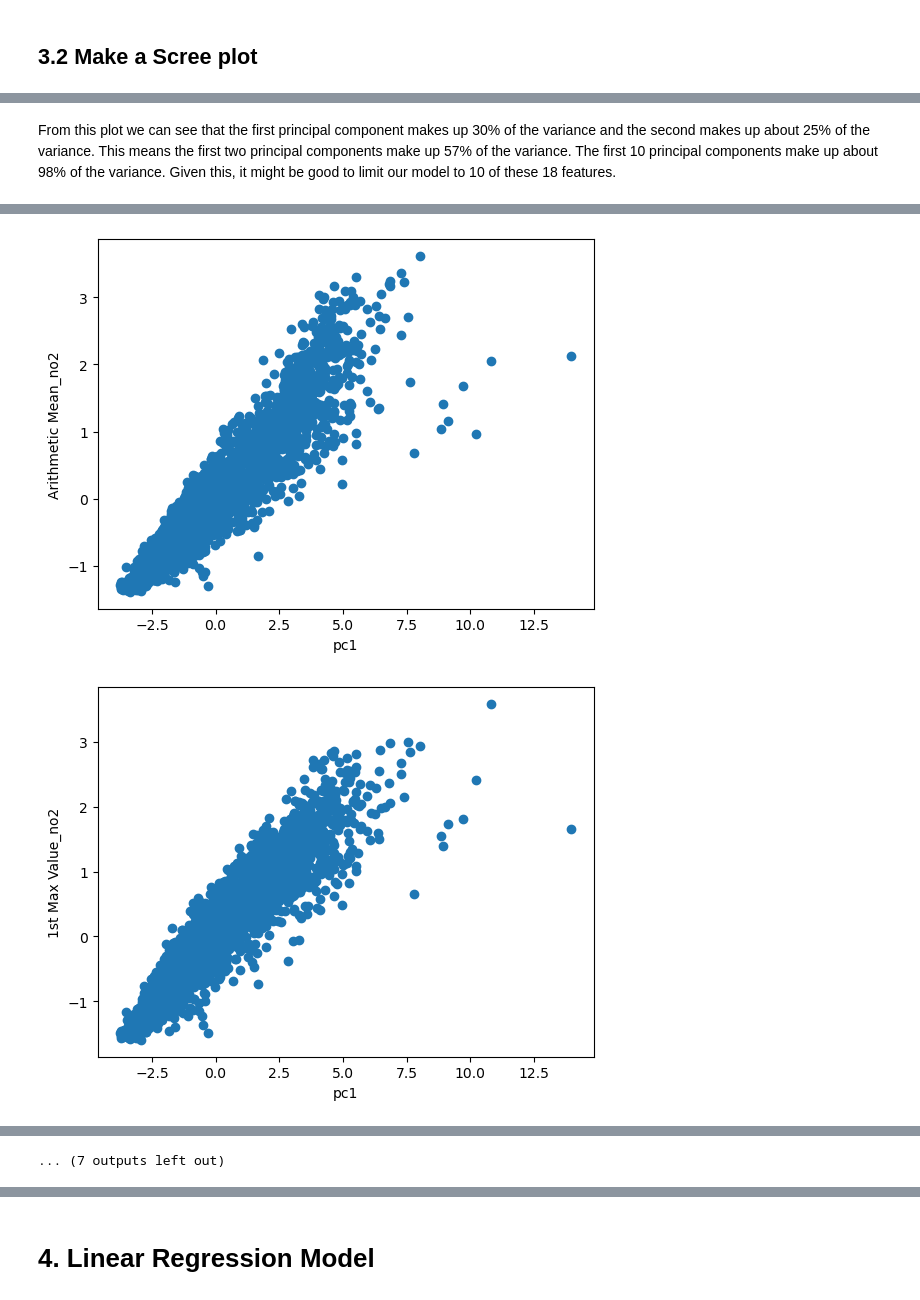
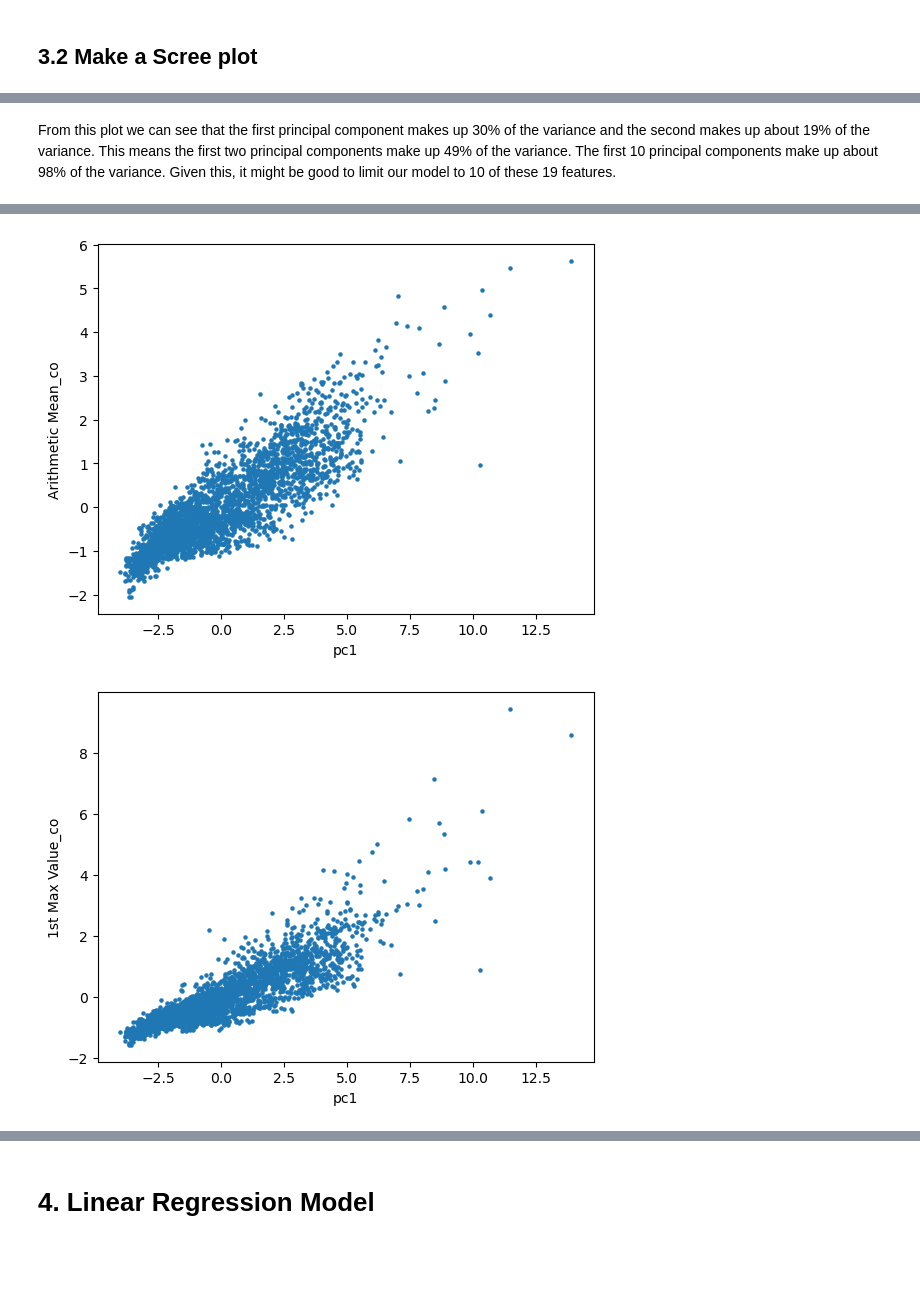
Before and after one commit to zimine/Data200-project, a Jupyter notebook: Final_writeup.ipynb, the cells around one changed output, grey strips where cells are left out. Drawn from its saved outputs; the diff is of its cells as text; code cells hidden in the pictures; blank space fills up the shorter version.

```diff
--- a/Final_writeup.ipynb
+++ b/Final_writeup.ipynb
@@ -595,7 +558,7 @@ NameError: name 'full_data2' is not defined
 from sklearn.model_selection import train_test_split
 import plotly
 # %%
-ca_whole = pd.read_csv('ca_whole.csv')
+ca_whole = pd.read_csv('ca_whole.csv',index_col=0)
 # %%
 # Drop Outlier
 max_aqi = np.mean(ca_whole['AQI'])+2*np.std(ca_whole['AQI'])
@@ -653,5 +615,5 @@ first_ten_pcs_var = sum(variances[:10])
 # %% [markdown]
-From this plot we can see that the first principal component makes up 30% of the variance and the second makes up about 25% of the variance. This means the first two principal components make up 57% of the variance. The first 10 principal components make up about 98% of the variance. Given this, it might be good to limit our model to 10 of these 18 features.
+From this plot we can see that the first principal component makes up 30% of the variance and the second makes up about 19% of the variance. This means the first two principal components make up 49% of the variance. The first 10 principal components make up about 98% of the variance. Given this, it might be good to limit our model to 10 of these 19 features.
 # %%
 ##This cell prints out the correlation coefficient between pc1 and each feature in the order of:
 # ['Latitude','Longitude','AQI_so2','Arithmetic Mean_so2','1st Max Value_so2','AQI_no2','Arithmetic Mean_no2',
@@ -661,10 +623,19 @@ first_2_pcs = pd.DataFrame(u[:,0:2]*s[0:2], columns = ['pc1','pc2'])
 # point_names = list(ca_whole['County Name'])
 # first_2_pcs['point'] = point_names
 cols = ca_standardized.columns.to_list()
-for col in cols:
-    plt.figure()
-    plt.scatter(first_2_pcs['pc1'],ca_standardized[col])
-    plt.ylabel(col)
-    plt.xlabel('pc1')
-    print(np.corrcoef(first_2_pcs['pc1'],ca_standardized[col])[0,1])
+valid_l = [1,2,6,7,8,9,10,11]
+for i in range(len(cols)):
+    col = cols[i]
+    if i in valid_l:
+        plt.figure()
+        plt.scatter(first_2_pcs['pc1'],ca_standardized[col],s=5)
+        plt.ylabel(col)
+        plt.xlabel('pc1')
+        print(col, np.corrcoef(first_2_pcs['pc1'],ca_standardized[col])[0,1])
+# for col in cols:
+#     plt.figure()
+#     plt.scatter(first_2_pcs['pc1'],ca_standardized[col],s=5)
+#     plt.ylabel(col)
+#     plt.xlabel('pc1')
+#     print(col, np.corrcoef(first_2_pcs['pc1'],ca_standardized[col])[0,1])
 # %% [output]
@@ -695,2 +656,2 @@ for col in cols:
-[figure, old version]
+[figure, new version]
-[figure, old version]
+[figure, new version]
@@ -700 +657,0 @@ for col in cols:
-... (7 outputs left out)
```
Also changed, not shown: parts of 56 cells of this notebook.
